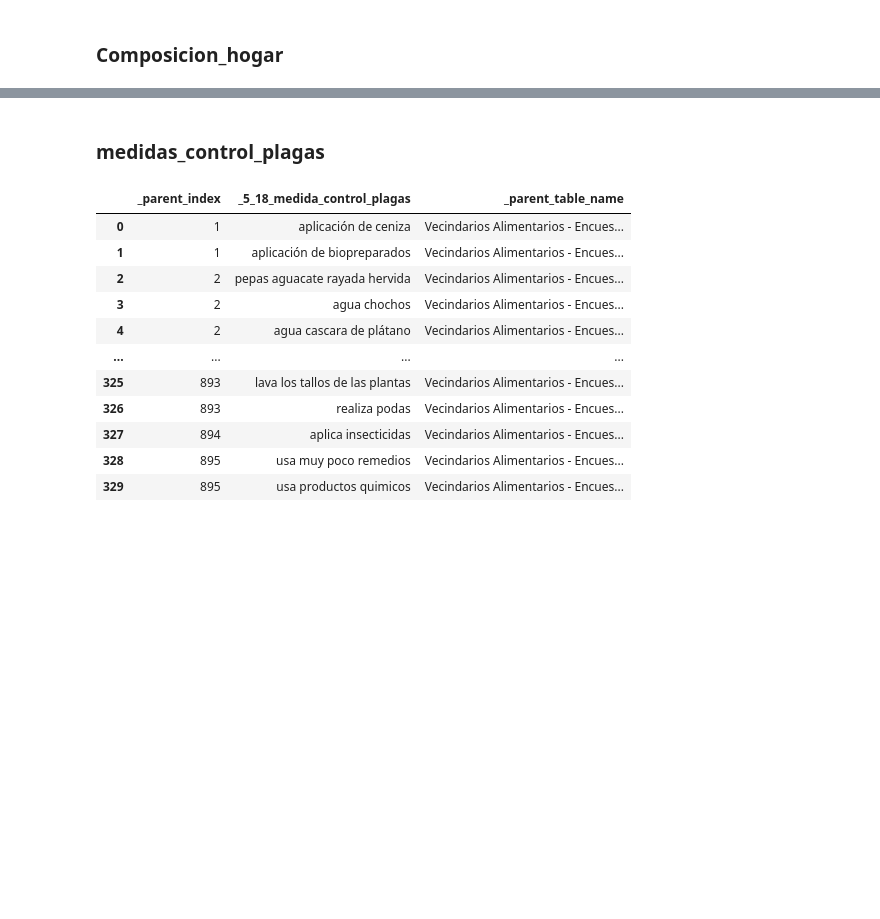
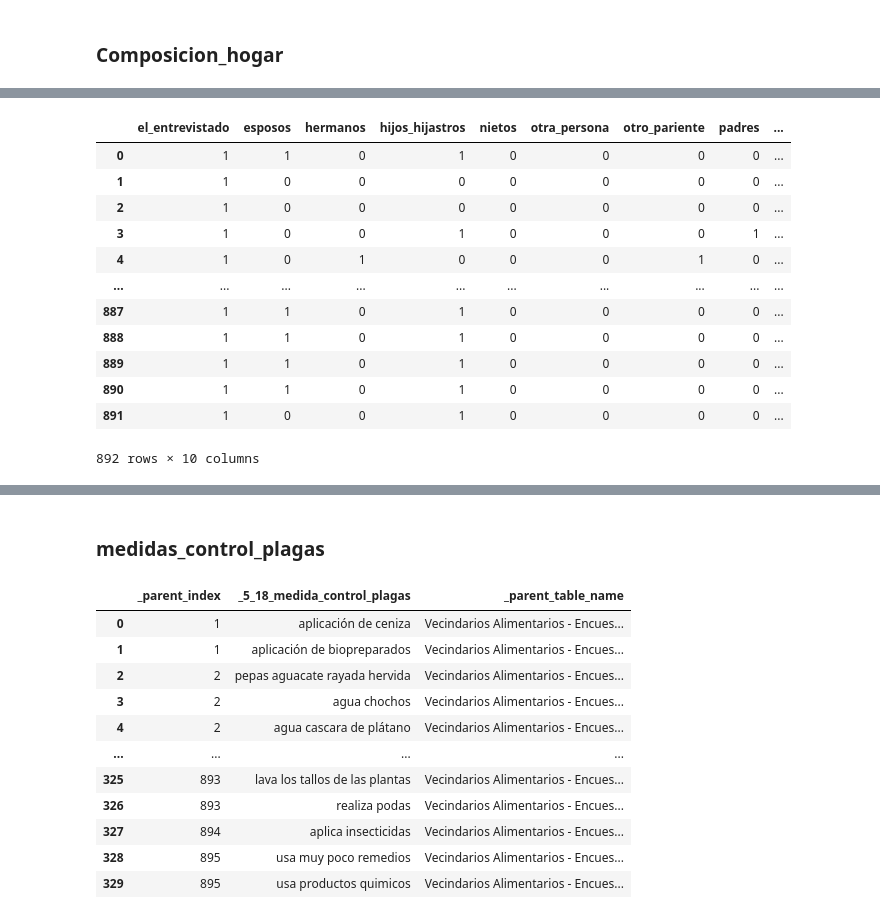
Before and after one commit to Claudio9701/proyecto-foodhub-lima, a Jupyter notebook: Limpieza_datos_agrupaciones.ipynb, the cells around one changed output, grey strips where cells are left out. Drawn from its saved outputs; the diff is of its cells as text; code cells hidden in the pictures; blank space fills up the shorter version.

```diff
--- a/Limpieza_datos_agrupaciones.ipynb
+++ b/Limpieza_datos_agrupaciones.ipynb
@@ -10,4 +10,5 @@ import pandas as pd
 # %% [markdown]
 ### Cargo el excel con pandas
 # %%
-full_data = pd.read_excel('./inputs/encuesta_principal/Vecindarios_Alimentarios_Encuesta_Integrada_2022_11_23.xlsx', sheet_name=None)
+full_data = pd.read_excel('./inputs/encuesta_principal/Vecindarios_Alimentarios_Encuesta_Integrada_2022_11_23.xlsx',
+                          sheet_name=None)
@@ -88 +193,30 @@ vecindarios['num_miembros_aportan_hogar'] = vecindarios.apply(lambda x: df_.loc[
+# %%
+(composicion_hogar
+       .drop(columns='_parent_table_name')
+       .fillna(value='')
+       .astype(str)
+       .groupby(by='_parent_index', as_index=False).agg(','.join)
+       .replace({r'^,+':''}, regex=True)
+       ['miembro_parentesco'].str.lower().str.replace('.','',regex=True).str.strip()
+       .str.get_dummies(sep=','))
+
+
+    # df_1.columns = [col+'/'+i for i in df_1.columns]
+    # df_ = df_.drop(columns=col)
+    # df_ = pd.concat([df_, df_1], axis=1)
+# df_
+# %% [output]
+|  | el_entrevistado | esposos | hermanos | hijos_hijastros | nietos | otra_persona | otro_pariente | padres | ... |
+| 0 | 1 | 1 | 0 | 1 | 0 | 0 | 0 | 0 | ... |
+| 1 | 1 | 0 | 0 | 0 | 0 | 0 | 0 | 0 | ... |
+| 2 | 1 | 0 | 0 | 0 | 0 | 0 | 0 | 0 | ... |
+| 3 | 1 | 0 | 0 | 1 | 0 | 0 | 0 | 1 | ... |
+| 4 | 1 | 0 | 1 | 0 | 0 | 0 | 1 | 0 | ... |
+| ... | ... | ... | ... | ... | ... | ... | ... | ... | ... |
+| 887 | 1 | 1 | 0 | 1 | 0 | 0 | 0 | 0 | ... |
+| 888 | 1 | 1 | 0 | 1 | 0 | 0 | 0 | 0 | ... |
+| 889 | 1 | 1 | 0 | 1 | 0 | 0 | 0 | 0 | ... |
+| 890 | 1 | 1 | 0 | 1 | 0 | 0 | 0 | 0 | ... |
+| 891 | 1 | 0 | 0 | 1 | 0 | 0 | 0 | 0 | ... |
+892 rows × 10 columns
 # %%
```
Also changed, not shown: parts of 60 cells of this notebook.
